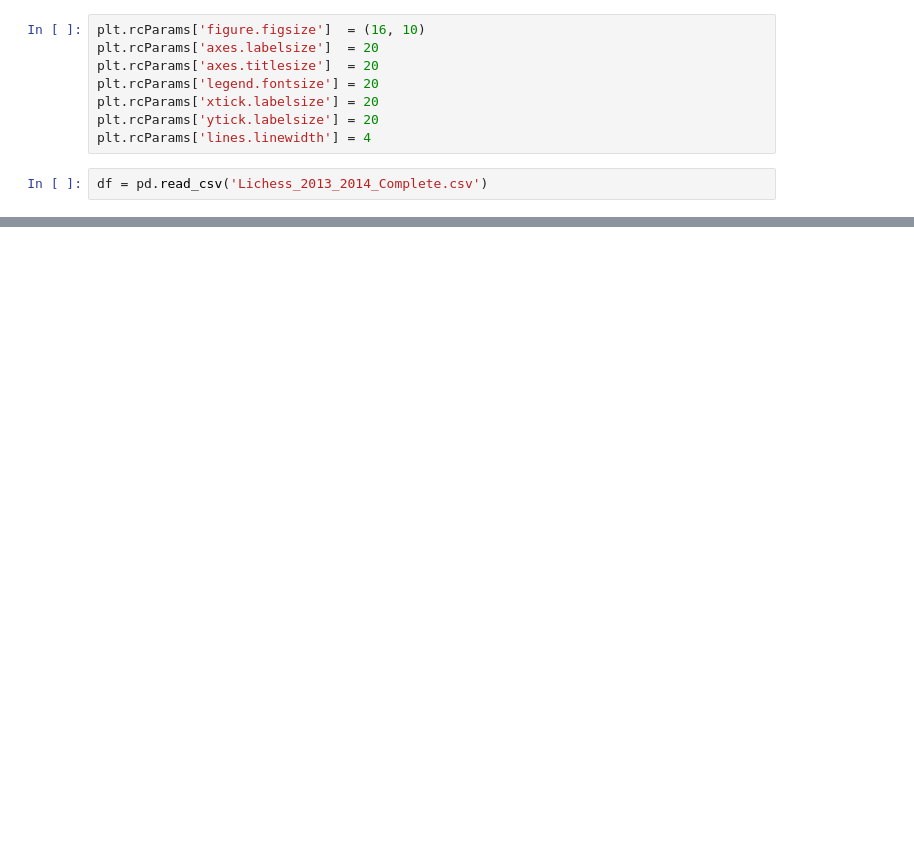
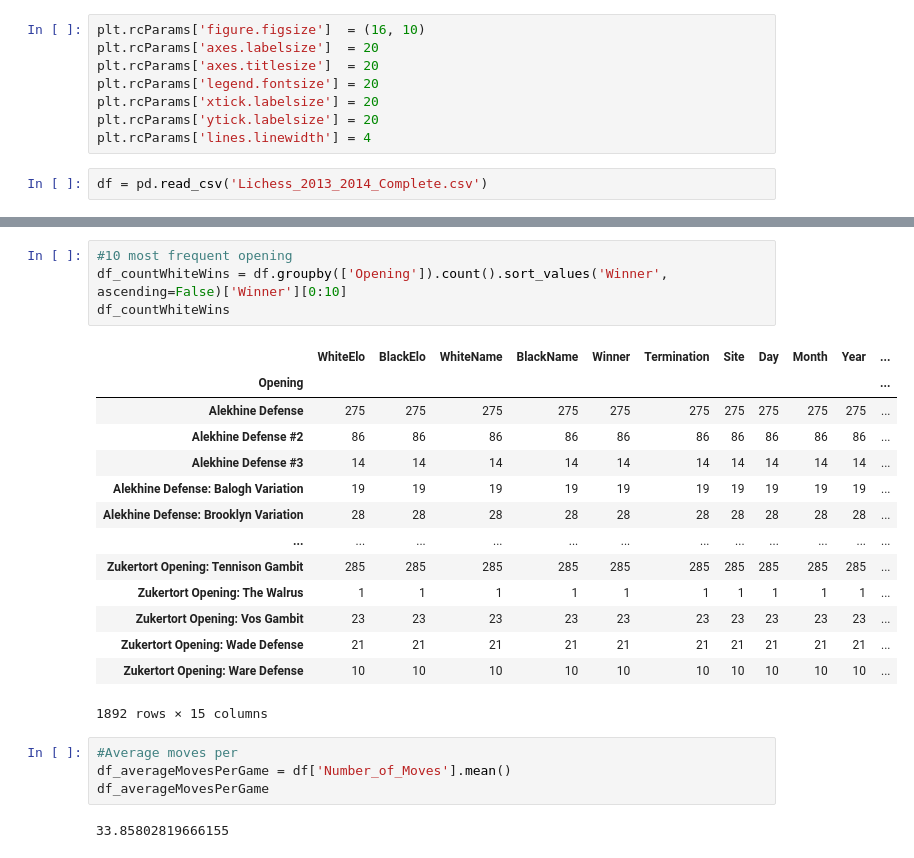
Before and after one commit to otavioml/Chess-Data-Analysis, a Jupyter notebook: Chess_Data_Analysis.ipynb, the cells around one changed output, grey strips where cells are left out. Drawn from its saved outputs; the diff is of its cells as text; blank space fills up the shorter version.

```diff
--- a/Chess_Data_Analysis.ipynb
+++ b/Chess_Data_Analysis.ipynb
@@ -26,0 +50,25 @@ df.head()
+# %%
+#10 most frequent opening
+df_countWhiteWins = df.groupby(['Opening']).count().sort_values('Winner', ascending=False)['Winner'][0:10]
+df_countWhiteWins
+# %% [output]
+|  | WhiteElo | BlackElo | WhiteName | BlackName | Winner | Termination | Site | Day | Month | Year | ... |
+| Opening |  |  |  |  |  |  |  |  |  |  | ... |
+| Alekhine Defense | 275 | 275 | 275 | 275 | 275 | 275 | 275 | 275 | 275 | 275 | ... |
+| Alekhine Defense #2 | 86 | 86 | 86 | 86 | 86 | 86 | 86 | 86 | 86 | 86 | ... |
+| Alekhine Defense #3 | 14 | 14 | 14 | 14 | 14 | 14 | 14 | 14 | 14 | 14 | ... |
+| Alekhine Defense: Balogh Variation | 19 | 19 | 19 | 19 | 19 | 19 | 19 | 19 | 19 | 19 | ... |
+| Alekhine Defense: Brooklyn Variation | 28 | 28 | 28 | 28 | 28 | 28 | 28 | 28 | 28 | 28 | ... |
+| ... | ... | ... | ... | ... | ... | ... | ... | ... | ... | ... | ... |
+| Zukertort Opening: Tennison Gambit | 285 | 285 | 285 | 285 | 285 | 285 | 285 | 285 | 285 | 285 | ... |
+| Zukertort Opening: The Walrus | 1 | 1 | 1 | 1 | 1 | 1 | 1 | 1 | 1 | 1 | ... |
+| Zukertort Opening: Vos Gambit | 23 | 23 | 23 | 23 | 23 | 23 | 23 | 23 | 23 | 23 | ... |
+| Zukertort Opening: Wade Defense | 21 | 21 | 21 | 21 | 21 | 21 | 21 | 21 | 21 | 21 | ... |
+| Zukertort Opening: Ware Defense | 10 | 10 | 10 | 10 | 10 | 10 | 10 | 10 | 10 | 10 | ... |
+1892 rows × 15 columns
+# %%
+#Average moves per
+df_averageMovesPerGame = df['Number_of_Moves'].mean()
+df_averageMovesPerGame
+# %% [output]
+33.85802819666155
```
Also changed, not shown: parts of 3 cells of this notebook.
